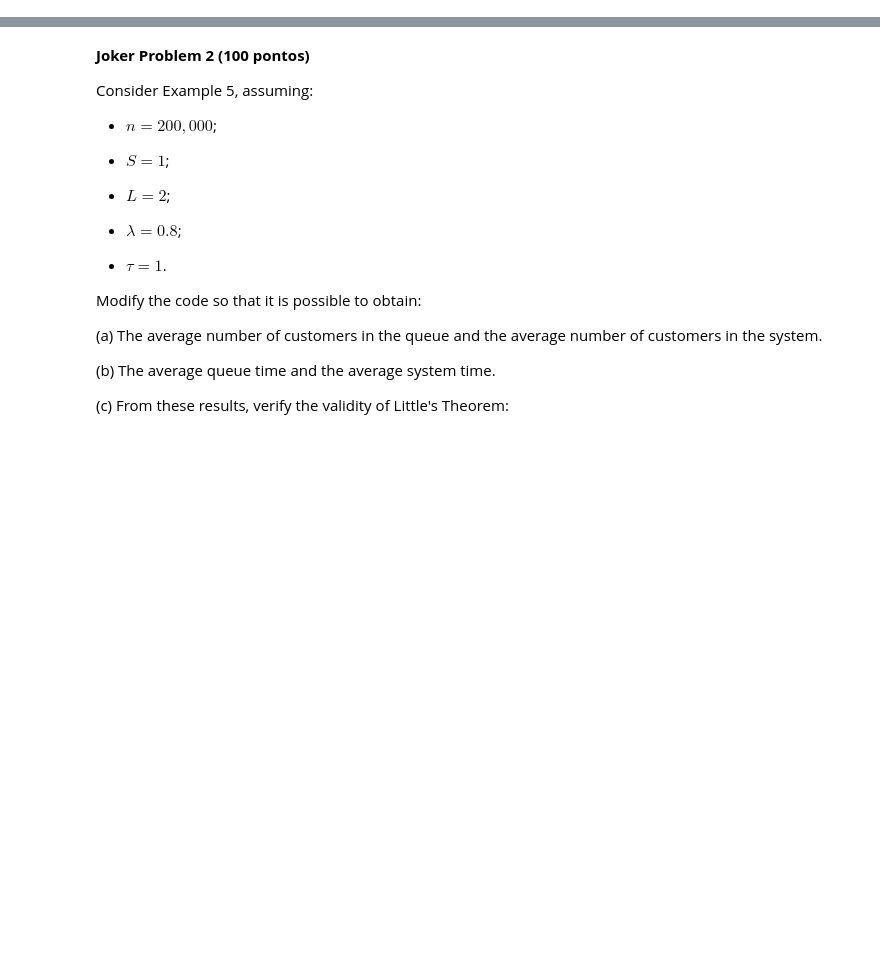
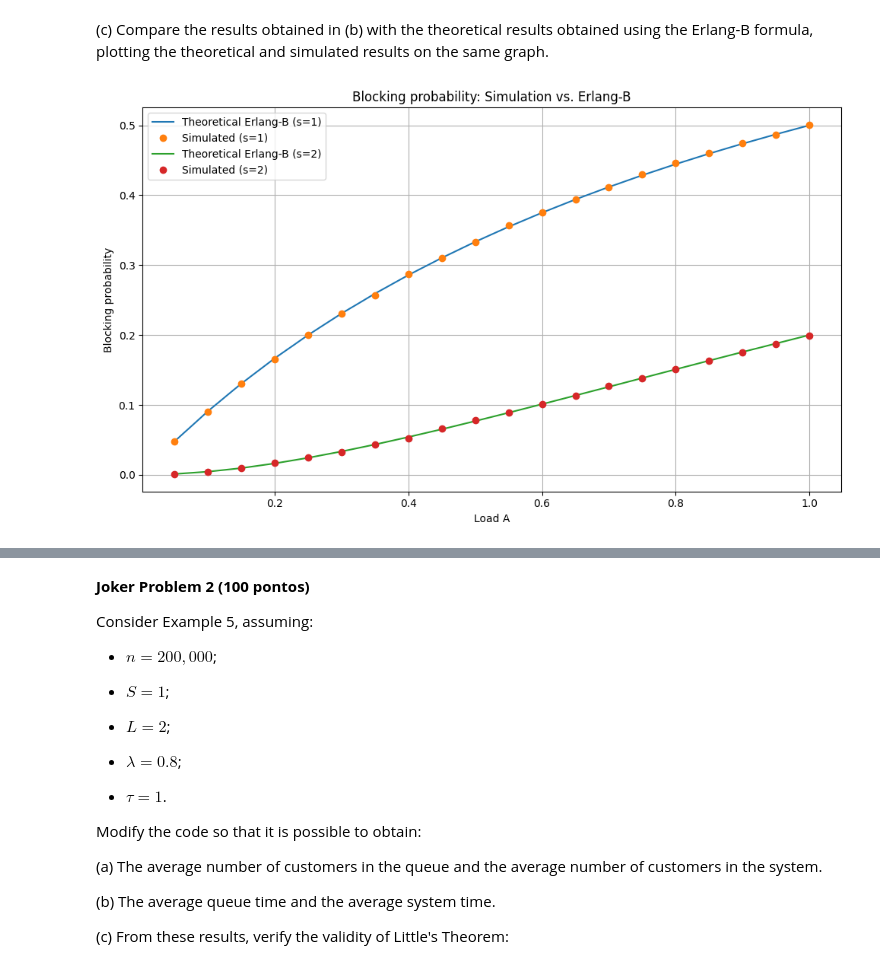
Before and after one commit to saulosgil/Disciplina_Modelagem-e-simula--o-de-sistemas, a Jupyter notebook: exercises/SE08/SE08_SauloGil.ipynb, the cells around one changed output, grey strips where cells are left out. Drawn from its saved outputs; the diff is of its cells as text; code cells hidden in the pictures; blank space fills up the shorter version.

```diff
--- a/exercises/SE08/SE08_SauloGil.ipynb
+++ b/exercises/SE08/SE08_SauloGil.ipynb
@@ -10,0 +90,30 @@ Consider the system presented in Example 4.
+# %% [markdown]
+(c) Compare the results obtained in (b) with the theoretical results obtained using the Erlang-B formula, plotting the theoretical and simulated results on the same graph.
+# %%
+import math
+import matplotlib.pyplot as plt
+
+def erlangb(A, s):
+    num = A**s / math.factorial(s)
+    den = sum(A**i / math.factorial(i) for i in range(s+1))
+    return num / den
+
+theo_results = {
+    1: [erlangb(A, 1) for A in loads],
+    2: [erlangb(A, 2) for A in loads],
+}
+
+plt.figure(figsize=(10,6))
+for s in [1, 2]:
+    plt.plot(loads, theo_results[s], label=f"Theoretical Erlang-B (s={s})")
+    plt.plot(loads, sim_results[s], marker='o', linestyle='None', label=f"Simulated (s={s})")
+
+plt.title("Blocking probability: Simulation vs. Erlang-B")
+plt.xlabel("Load A")
+plt.ylabel("Blocking probability")
+plt.grid(True)
+plt.legend()
+plt.tight_layout()
+plt.show()
+# %% [output]
+[figure, added]
```
Also changed, not shown: parts of 5 cells of this notebook.
